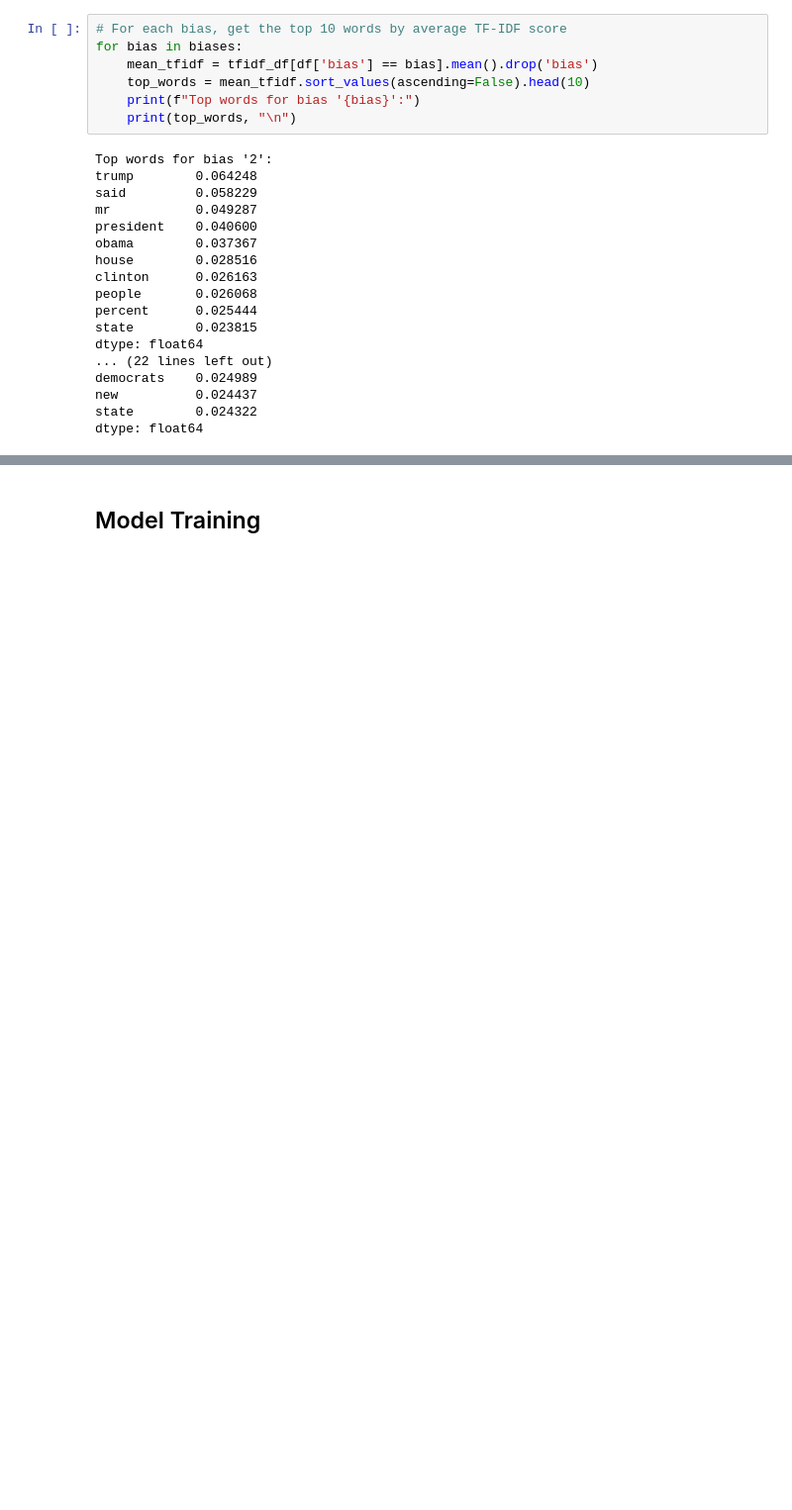
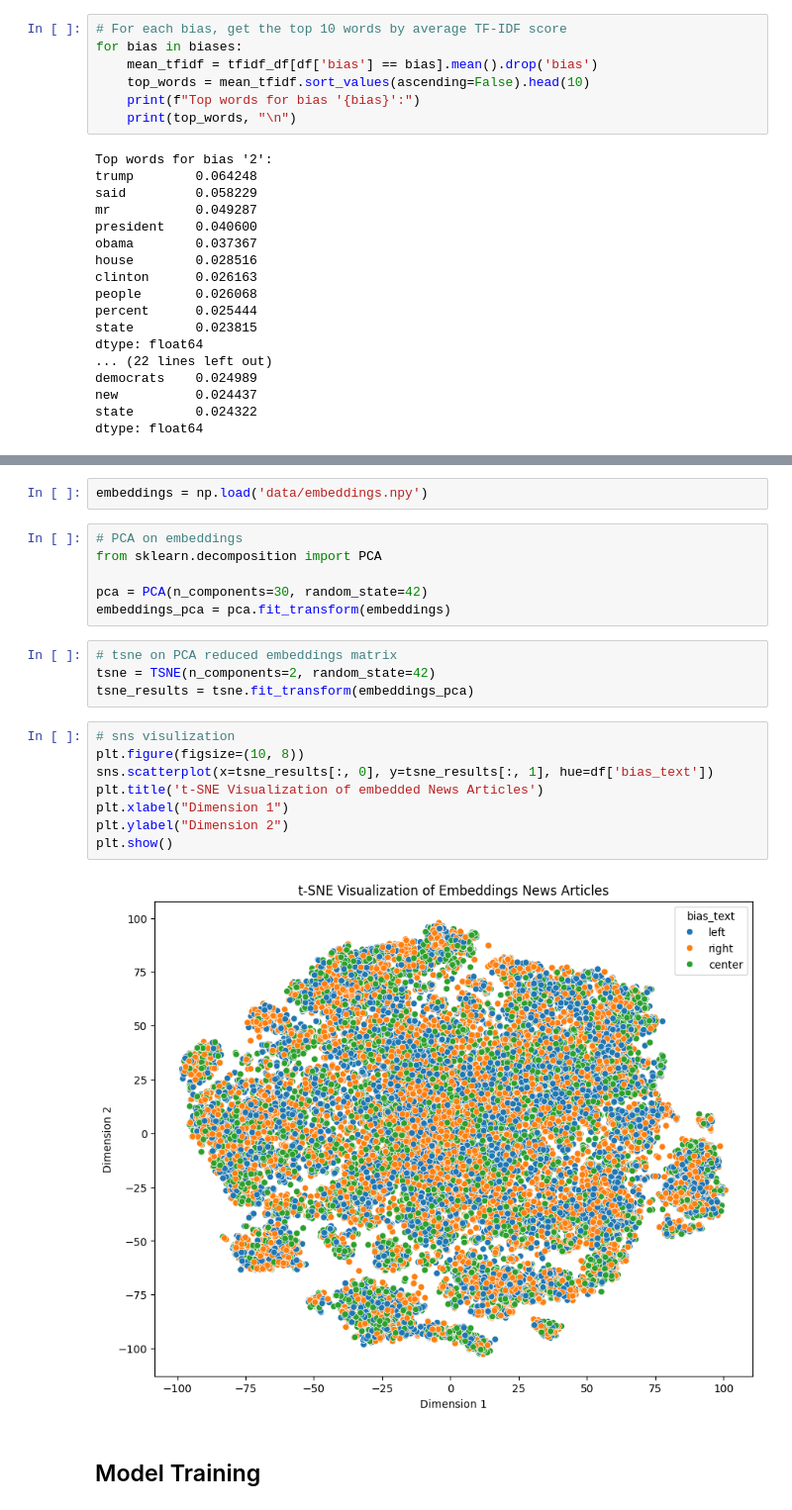
Before and after one commit to UChicago-ML-DL/30100-final, a Jupyter notebook: logistic.ipynb, the cells around one changed output, grey strips where cells are left out. Shown at 99% size. Drawn from its saved outputs; the diff is of its cells as text; blank space fills up the shorter version.

```diff
--- a/logistic.ipynb
+++ b/logistic.ipynb
@@ -217,3 +232,25 @@ dtype: float64
+# %%
+embeddings = np.load('data/embeddings.npy')
+# %%
+# PCA on embeddings
+from sklearn.decomposition import PCA
+
+pca = PCA(n_components=30, random_state=42)
+embeddings_pca = pca.fit_transform(embeddings)
+# %%
+# tsne on PCA reduced embeddings matrix
+tsne = TSNE(n_components=2, random_state=42)
+tsne_results = tsne.fit_transform(embeddings_pca)
+# %%
+# sns visulization
+plt.figure(figsize=(10, 8))
+sns.scatterplot(x=tsne_results[:, 0], y=tsne_results[:, 1], hue=df['bias_text'])
+plt.title('t-SNE Visualization of embedded News Articles')
+plt.xlabel("Dimension 1")
+plt.ylabel("Dimension 2")
+plt.show()
+# %% [output]
+[figure, added]
 # %% [markdown]
 ## Model Training
 # %% [markdown]
```
Also changed, not shown: parts of 23 cells of this notebook.
